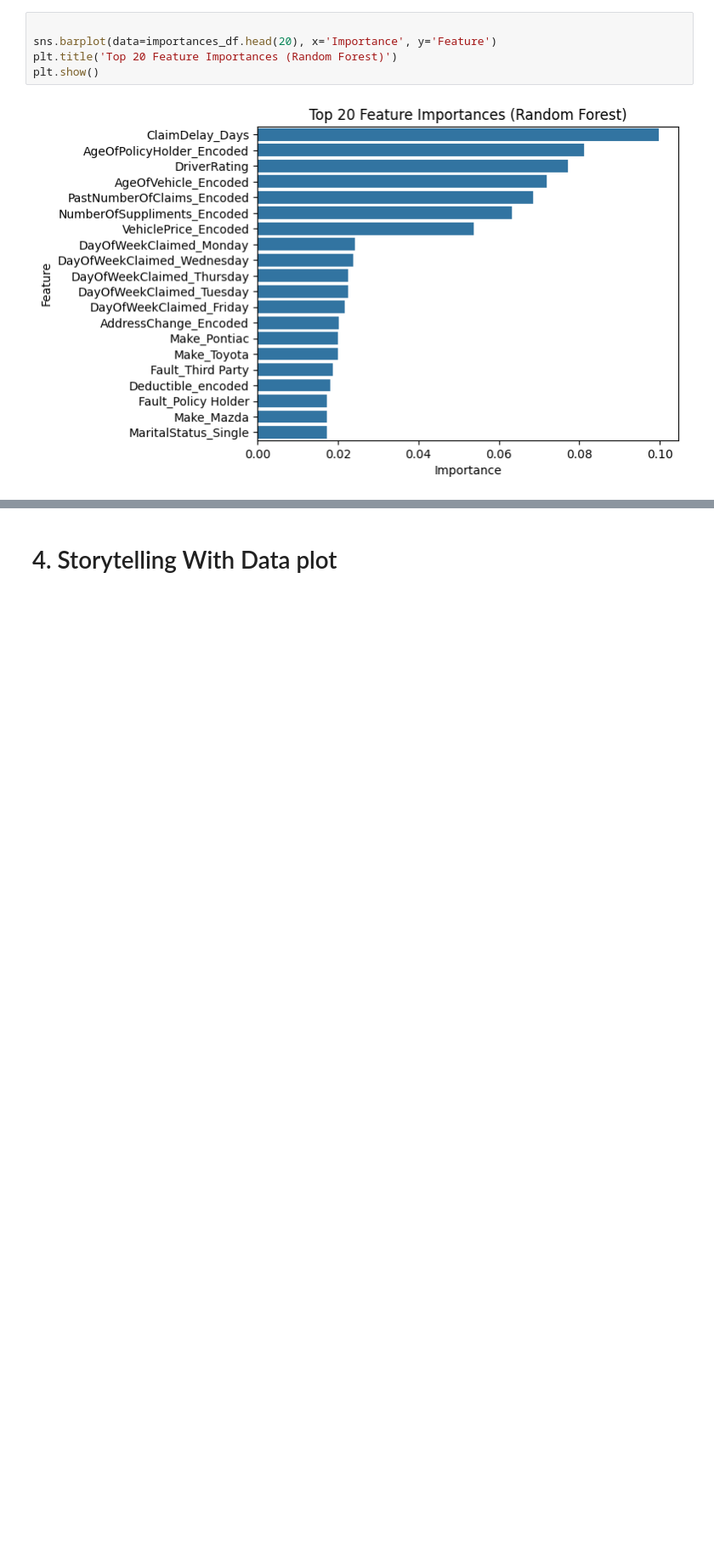
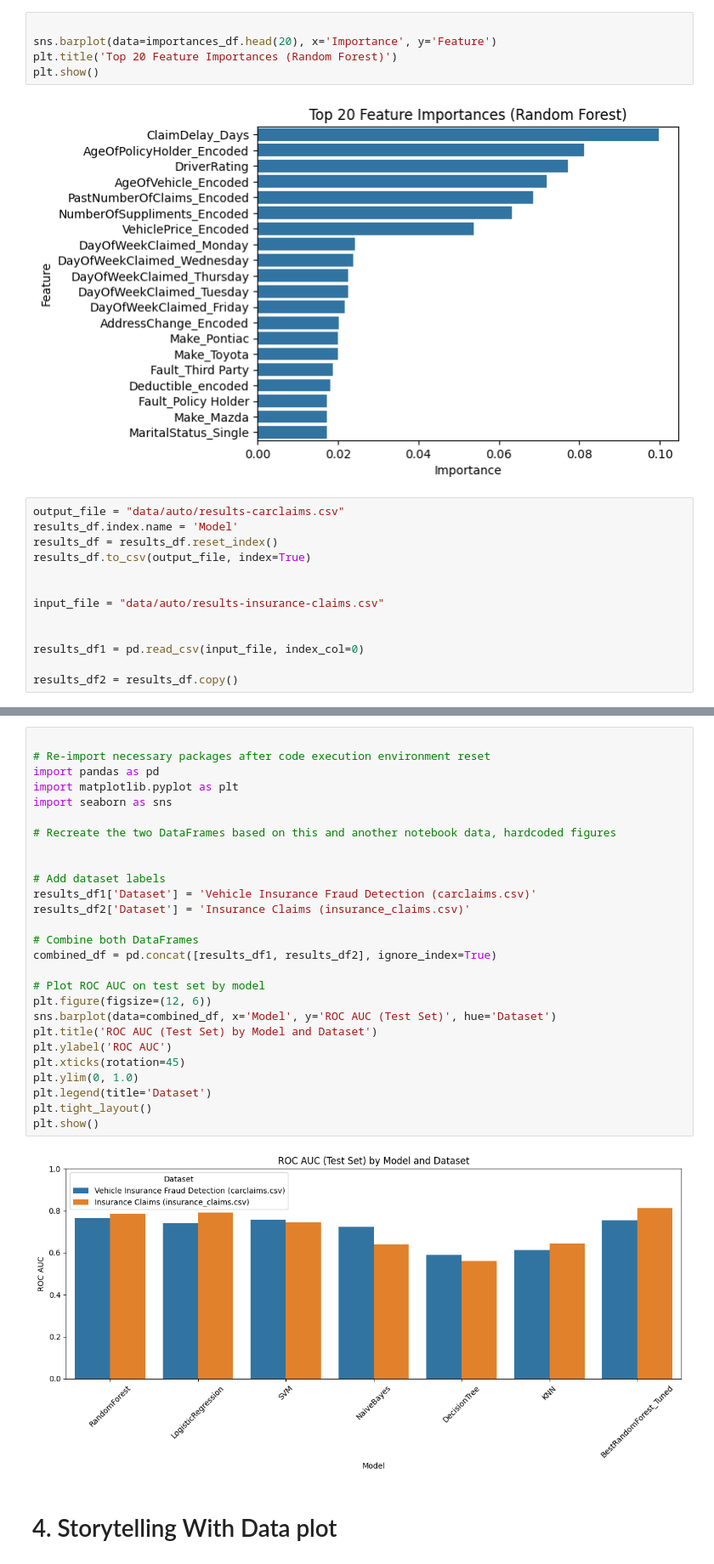
Before and after one commit to SergeyNelyapenkoBU/2025-spring-B2, a Jupyter notebook: OMDS-ModB2-Week11-Nelyapenko-Sergey_carclaims.ipynb, the cells around one changed output, grey strips where cells are left out. Shown at 85% size. Saved outputs shown, nothing was run; the diff lists cells and outputs as text; blank space fills up the shorter version.

Commit message:
HW11: new plots added

```diff
--- a/OMDS-ModB2-Week11-Nelyapenko-Sergey_carclaims.ipynb
+++ b/OMDS-ModB2-Week11-Nelyapenko-Sergey_carclaims.ipynb
@@ -782,3 +803,16 @@ plt.title('Top 20 Feature Importances (Random Forest)')
 plt.show()
 # %% [output]
 [figure]
+# %%
+output_file = "data/auto/results-carclaims.csv"
+results_df.index.name = 'Model'
+results_df = results_df.reset_index()
+results_df.to_csv(output_file, index=True)
+
+
+input_file = "data/auto/results-insurance-claims.csv"
+
+
+results_df1 = pd.read_csv(input_file, index_col=0)
+
+results_df2 = results_df.copy()
@@ -785,3 +830,32 @@ plt.show()
+# %%
+
+# Re-import necessary packages after code execution environment reset
+import pandas as pd
+import matplotlib.pyplot as plt
+import seaborn as sns
+
+# Recreate the two DataFrames based on this and another notebook data, hardcoded figures
+
+
+# Add dataset labels
+results_df1['Dataset'] = 'Vehicle Insurance Fraud Detection (carclaims.csv)'
+results_df2['Dataset'] = 'Insurance Claims (insurance_claims.csv)'
+
+# Combine both DataFrames
+combined_df = pd.concat([results_df1, results_df2], ignore_index=True)
+
+# Plot ROC AUC on test set by model
+plt.figure(figsize=(12, 6))
+sns.barplot(data=combined_df, x='Model', y='ROC AUC (Test Set)', hue='Dataset')
+plt.title('ROC AUC (Test Set) by Model and Dataset')
+plt.ylabel('ROC AUC')
+plt.xticks(rotation=45)
+plt.ylim(0, 1.0)
+plt.legend(title='Dataset')
+plt.tight_layout()
+plt.show()
+# %% [output]
+[figure, added]
 # %% [markdown]
 # 4. Storytelling With Data plot
 # %% [markdown]
```
Also changed, not shown: parts of 2 cells of this notebook, 3 other files.
